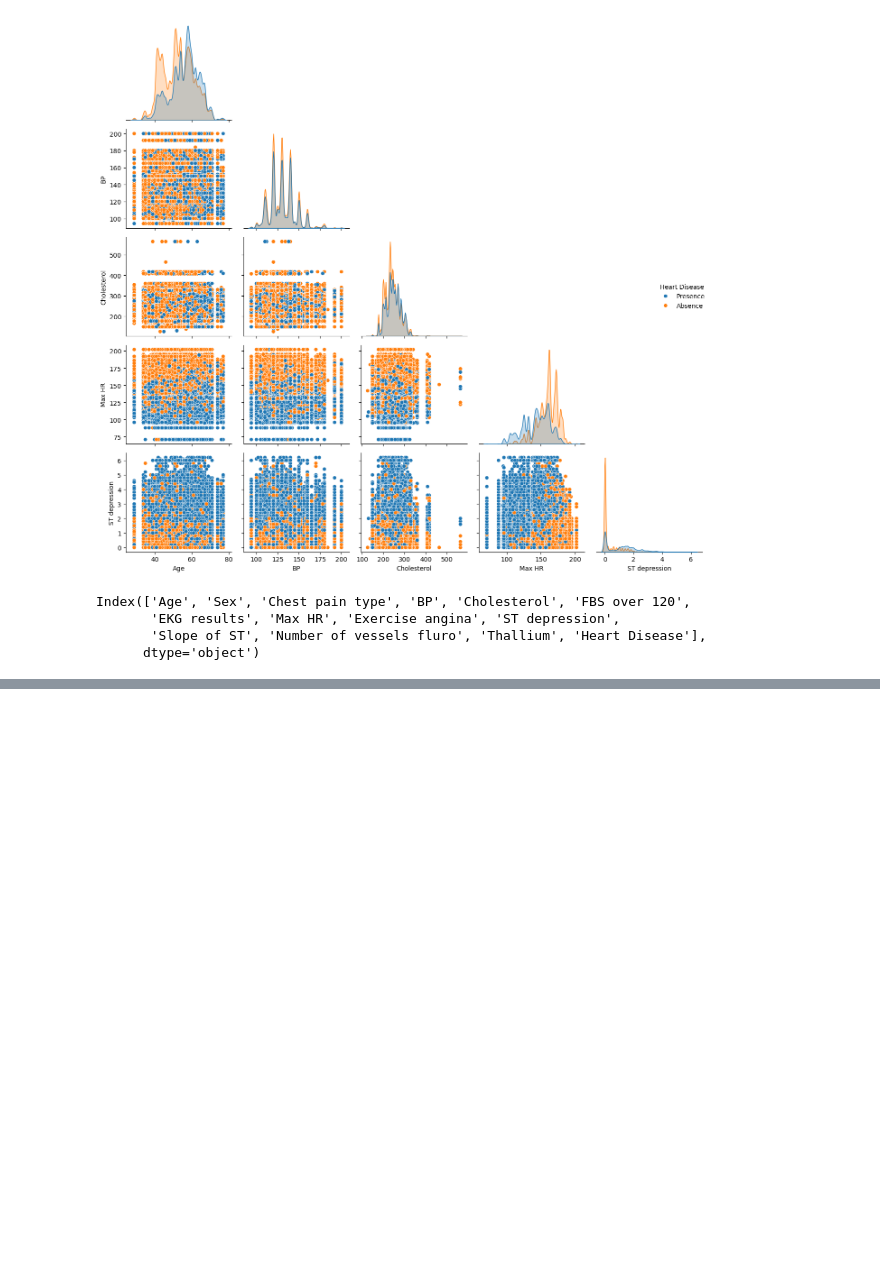
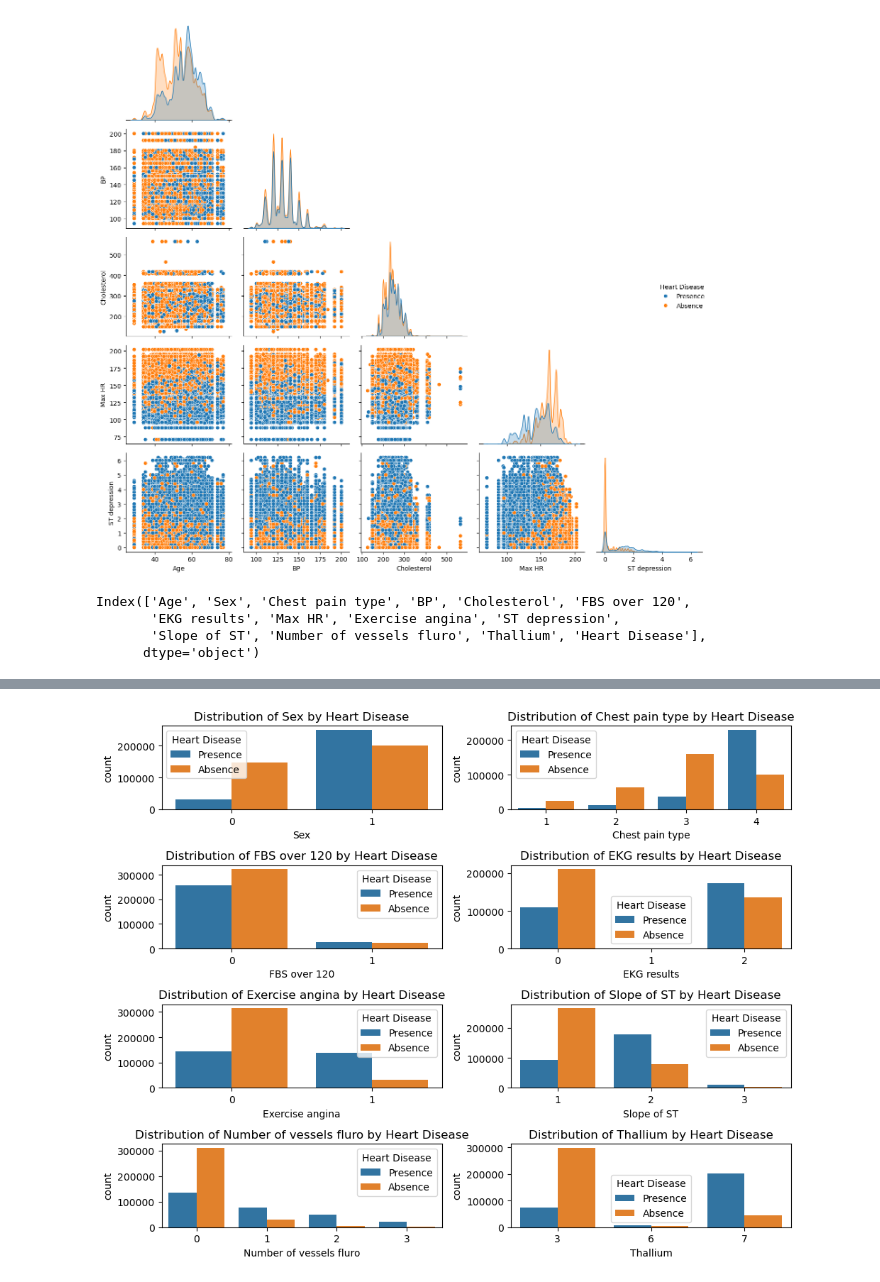
Before and after one commit to kevinyegon1/heart-disease-analysis-prediction, a Jupyter notebook: Exploratory Data Analysis/exploratory_data_analysis.ipynb, the cells around one changed output, grey strips where cells are left out. Saved outputs shown, nothing was run; the diff lists cells and outputs as text; code cells hidden in the pictures; blank space fills up the shorter version.

```diff
--- a/Exploratory Data Analysis/exploratory_data_analysis.ipynb
+++ b/Exploratory Data Analysis/exploratory_data_analysis.ipynb
@@ -142,0 +178,13 @@ Index(['Age', 'Sex', 'Chest pain type', 'BP', 'Cholesterol', 'FBS over 120',
+# %%
+fig, ax = plt.subplots(4,2, figsize=(10,8))
+ax=ax.flatten()
+
+for i,col in enumerate(cat_col):
+    sns.countplot(data=df, x=col, hue=df['Heart Disease'], ax=ax[i],hue_order=['Presence','Absence'])
+    ax[i].set_title(f'Distribution of {col} by Heart Disease')
+    ax[i].set_xlabel(col)
+
+plt.tight_layout()
+plt.show()
+# %% [output]
+[figure, added]
```
Also changed, not shown: parts of 6 cells of this notebook.
